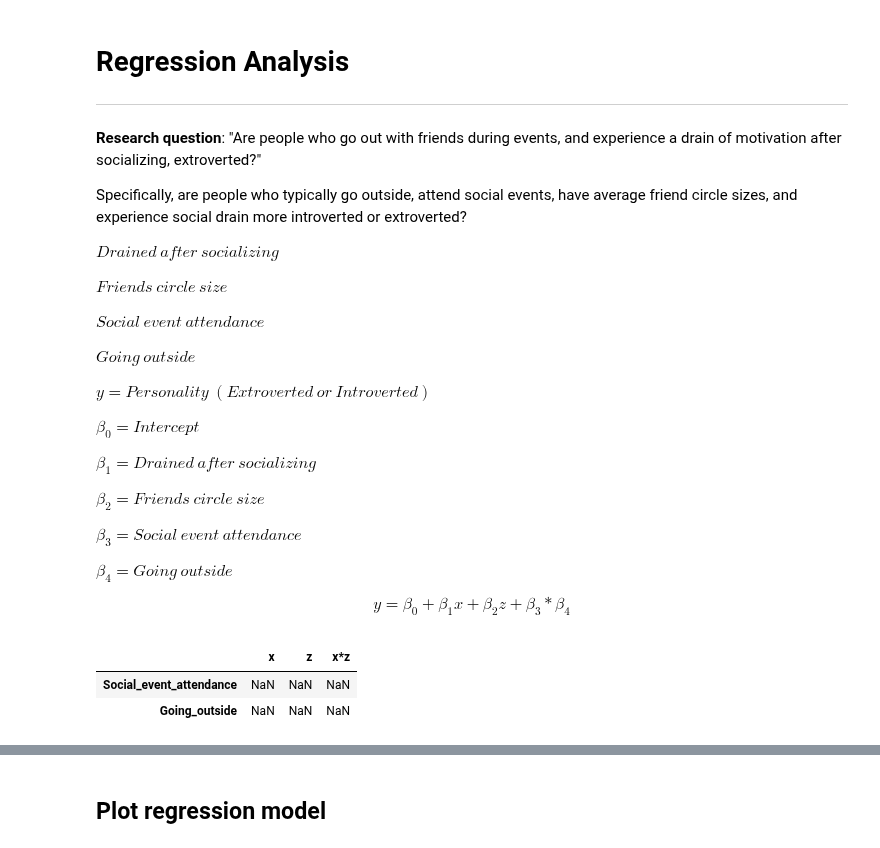
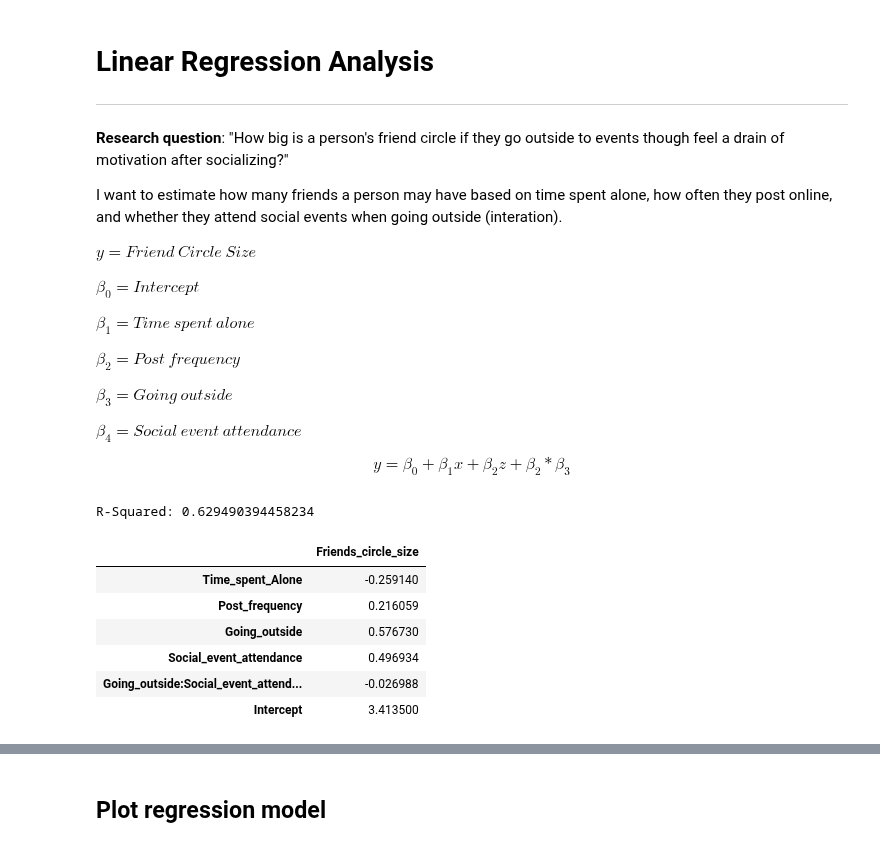
Before and after one commit to Prokope45/NeuralNetworkProject, a Jupyter notebook: RegressionAnalysis.ipynb, the cells around one changed output, grey strips where cells are left out. Saved outputs shown, nothing was run; the diff lists cells and outputs as text; code cells hidden in the pictures.

```diff
--- a/RegressionAnalysis.ipynb
+++ b/RegressionAnalysis.ipynb
@@ -1,29 +1,21 @@
 # %% [markdown]
-# Regression Analysis
+# Linear Regression Analysis
 ---
-**Research question**: "Are people who go out with friends during events, and experience a drain of motivation after socializing, extroverted?"
+**Research question**: "How big is a person's friend circle if they go outside to events though feel a drain of motivation after socializing?"
 
-Specifically, are people who typically go outside, attend social events, have average friend circle sizes, and experience social drain more introverted or extroverted?
+I want to estimate how many friends a person may have based on time spent alone, how often they post online, and whether they attend social events when going outside (interation).
 
-$Drained\ after\ socializing$
-
-$Friends\ circle\ size$
-
-$Social\ event\ attendance$
-
-$Going\ outside$
-
-$y = Personality\ (Extroverted\ or\ Introverted)$
+$y = Friend\ Circle\ Size$
 
 $\beta_0 = Intercept$
 
-$\beta_1 = Drained\ after\ socializing$
+$\beta_1 = Time\ spent\ alone$
 
-$\beta_2 = Friends\ circle\ size$
+$\beta_2 = Post\ frequency$
 
-$\beta_3 = Social\ event\ attendance$
+$\beta_3 = Going\ outside$
 
-$\beta_4 = Going\ outside$
+$\beta_4 = Social\ event\ attendance$
 
-$$y = \beta_0 + \beta_1x + \beta_2z + \beta_3*\beta_4$$
+$$y = \beta_0 + \beta_1x + \beta_2z + \beta_2*\beta_3$$
 # %%
@@ -32,15 +29,43 @@ $$y = \beta_0 + \beta_1x + \beta_2z + \beta_3*\beta_4$$
 # %%
-from pandas import DataFrame
+import numpy as np
 
-# Manually build dataframe and run regression
-model_1_df = DataFrame(
-    columns=["x", "z", "x*z"],
-    data=[pre_df["Social_event_attendance"], pre_df["Going_outside"]]
-)
-model_1_df
+# See: https://ayoakin.medium.com/linear-regression-from-scratch-using-matrices-991df6e28f62
+
+X = ra_df[["Time_spent_Alone", "Post_frequency", "Going_outside", "Social_event_attendance"]].copy()
+X["Going_outside:Social_event_attendance"] = ra_df["Going_outside"] * ra_df["Social_event_attendance"]
+y = ra_df[["Friends_circle_size"]].copy()
+
+# Append column of 1s
+X["Intercept"] = 1
+
+# Transpose
+X_T = X.T
+
+# Calculate beta 1 using matrix form
+B = np.linalg.inv(X_T @ X) @ (X_T @ y)
+
+B.index = X.columns
+
+# Compute predictions of y-bar using beta 1
+predictions = X @ B
+
+# Calculate Sum of Squares
+SSR = ((y - predictions) ** 2).sum()
+# Calculate Sum of Squares total
+SST = ((y - y.mean()) ** 2).sum()
+# Calculate R^2
+R2 = 1 - (SSR / SST)
+
+print("\nR-Squared: {}".format(R2.iloc[0]))
+B
 # %% [output]
+R-Squared: 0.629490394458234
-|  | x | z | x*z |
-| Social_event_attendance | NaN | NaN | NaN |
-| Going_outside | NaN | NaN | NaN |
+|  | Friends_circle_size |
+| Time_spent_Alone | -0.259140 |
+| Post_frequency | 0.216059 |
+| Going_outside | 0.576730 |
+| Social_event_attendance | 0.496934 |
+| Going_outside:Social_event_attend... | -0.026988 |
+| Intercept | 3.413500 |
 # %%
 from statsmodels.formula.api import ols
```
Also changed, not shown: parts of 7 cells of this notebook, 1 other file.
